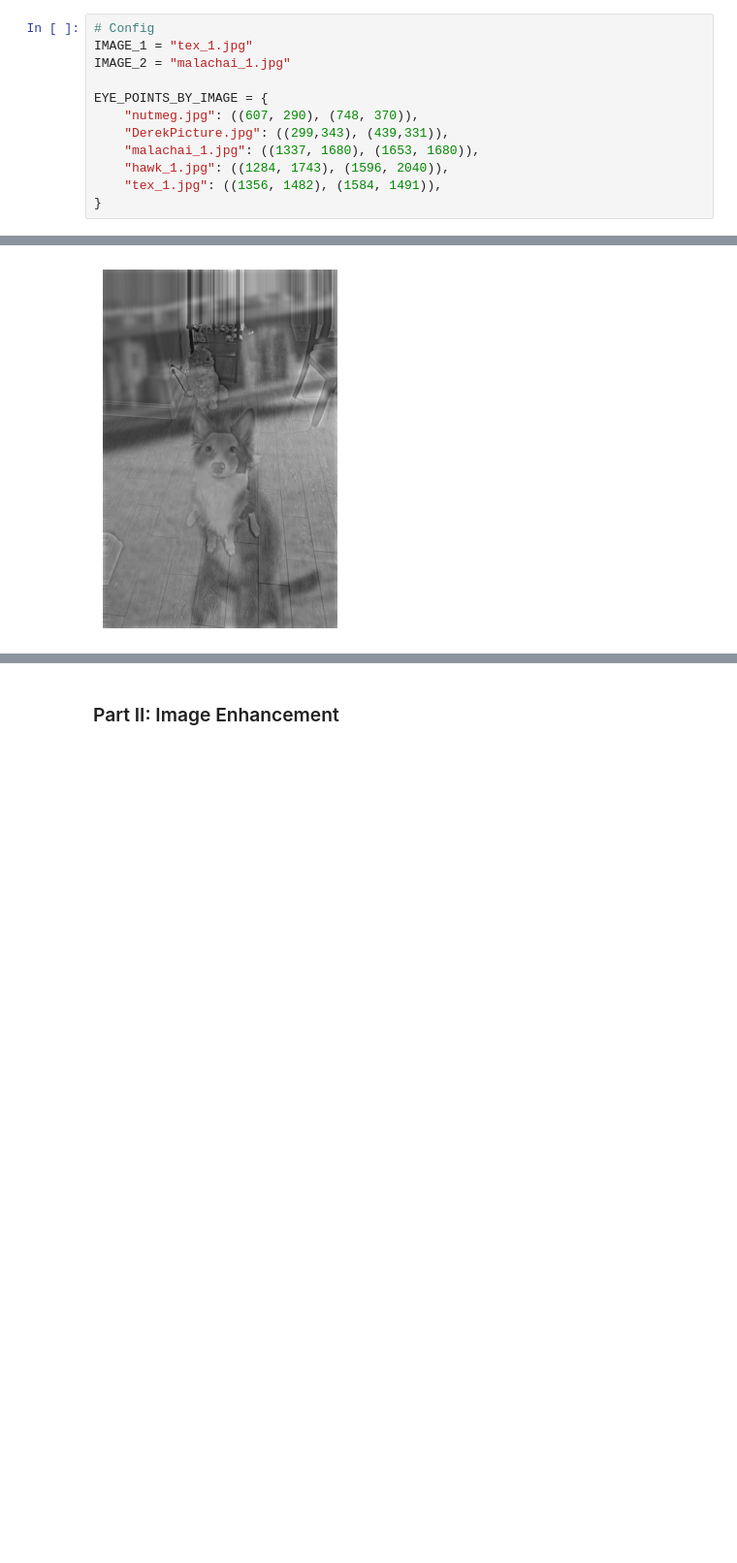
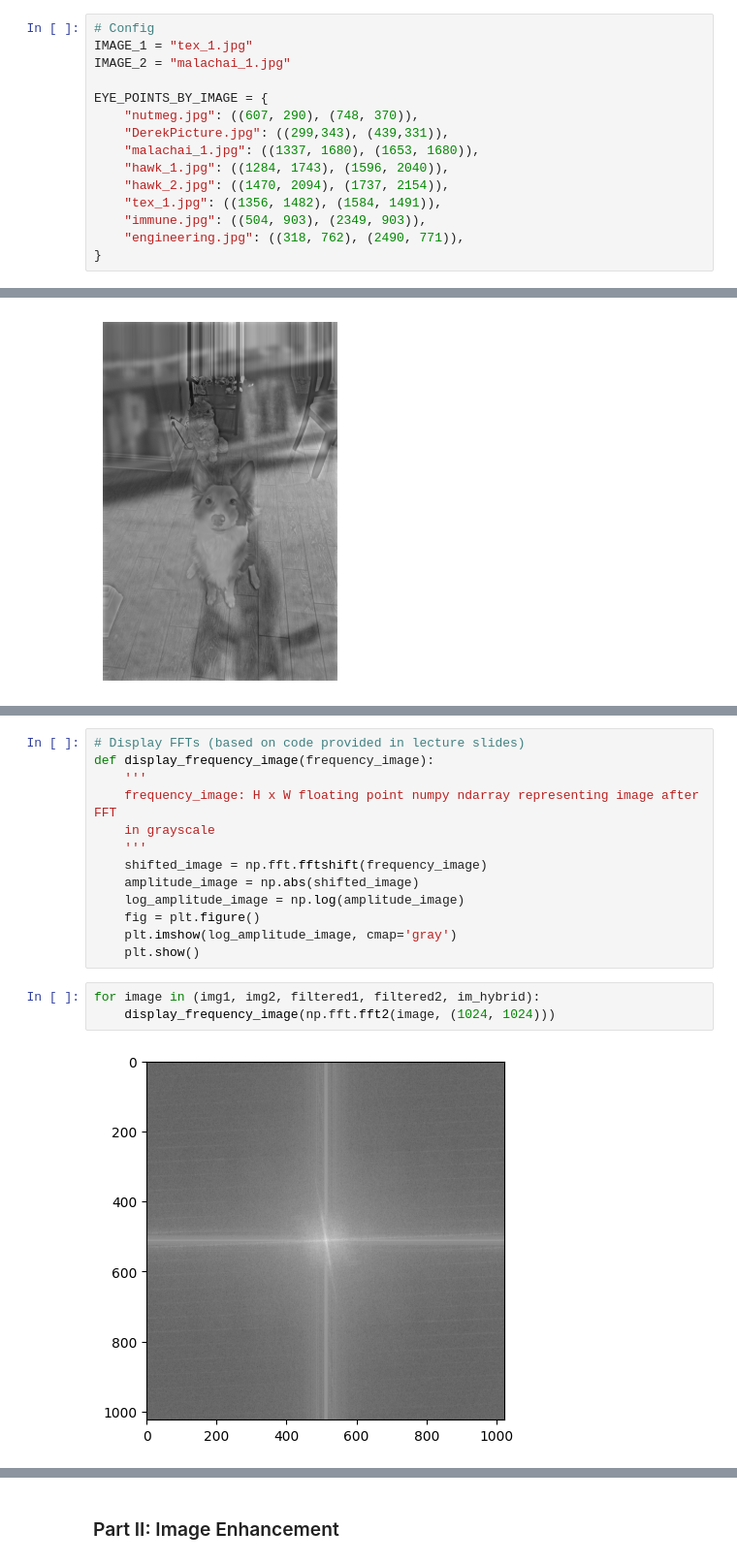
Before and after one commit to Southern-Sun/Computational-Photography, a Jupyter notebook: MP1_Hybrid_Images/hybrid/CS445_Proj1_Starter.ipynb, the cells around one changed output, grey strips where cells are left out. Shown at 97% size. Cells and saved outputs as stored; diff of their text form; blank space fills up the shorter version.

```diff
--- a/MP1_Hybrid_Images/hybrid/CS445_Proj1_Starter.ipynb
+++ b/MP1_Hybrid_Images/hybrid/CS445_Proj1_Starter.ipynb
@@ -24,7 +22,10 @@ EYE_POINTS_BY_IMAGE = {
     "DerekPicture.jpg": ((299,343), (439,331)),
     "malachai_1.jpg": ((1337, 1680), (1653, 1680)),
     "hawk_1.jpg": ((1284, 1743), (1596, 2040)),
+    "hawk_2.jpg": ((1470, 2094), (1737, 2154)),
     "tex_1.jpg": ((1356, 1482), (1584, 1491)),
+    "immune.jpg": ((504, 903), (2349, 903)),
+    "engineering.jpg": ((318, 762), (2490, 771)),
 }
 # %%
 # modify to where you store your project data including utils.py
@@ -142,0 +157,18 @@ cropped_object = utils.interactive_crop(im_hybrid)
+# %%
+# Display FFTs (based on code provided in lecture slides)
+def display_frequency_image(frequency_image):
+    '''
+    frequency_image: H x W floating point numpy ndarray representing image after FFT
+    in grayscale
+    '''
+    shifted_image = np.fft.fftshift(frequency_image)
+    amplitude_image = np.abs(shifted_image)
+    log_amplitude_image = np.log(amplitude_image)
+    fig = plt.figure()
+    plt.imshow(log_amplitude_image, cmap='gray')
+    plt.show()
+# %%
+for image in (img1, img2, filtered1, filtered2, im_hybrid):
+    display_frequency_image(np.fft.fft2(image, (1024, 1024)))
+# %% [output]
+[figure, added]
```
Also changed, not shown: parts of 12 cells of this notebook.
